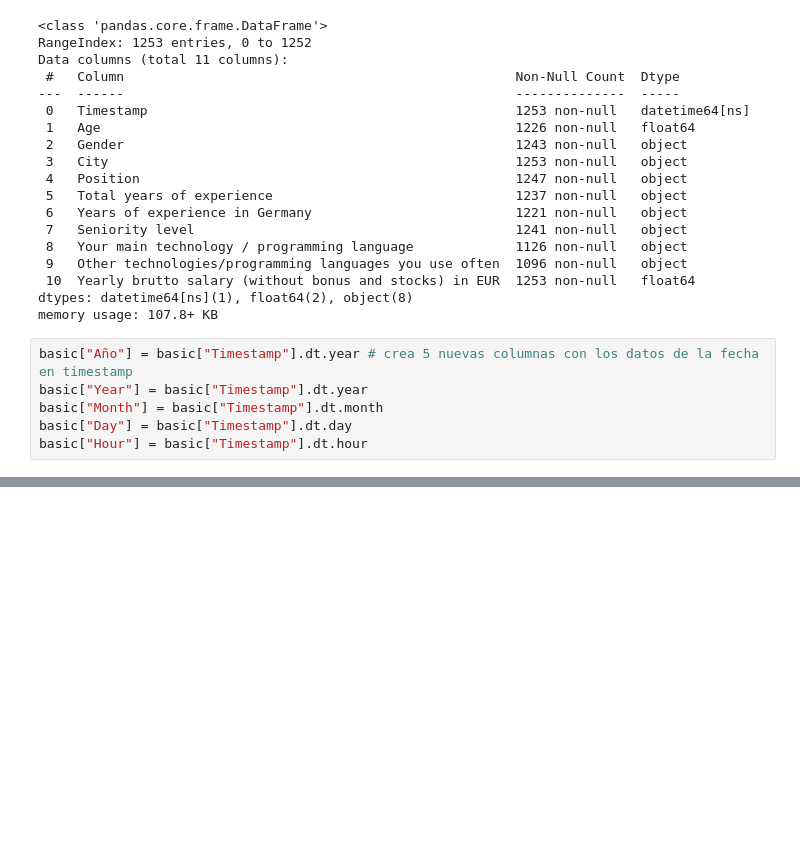
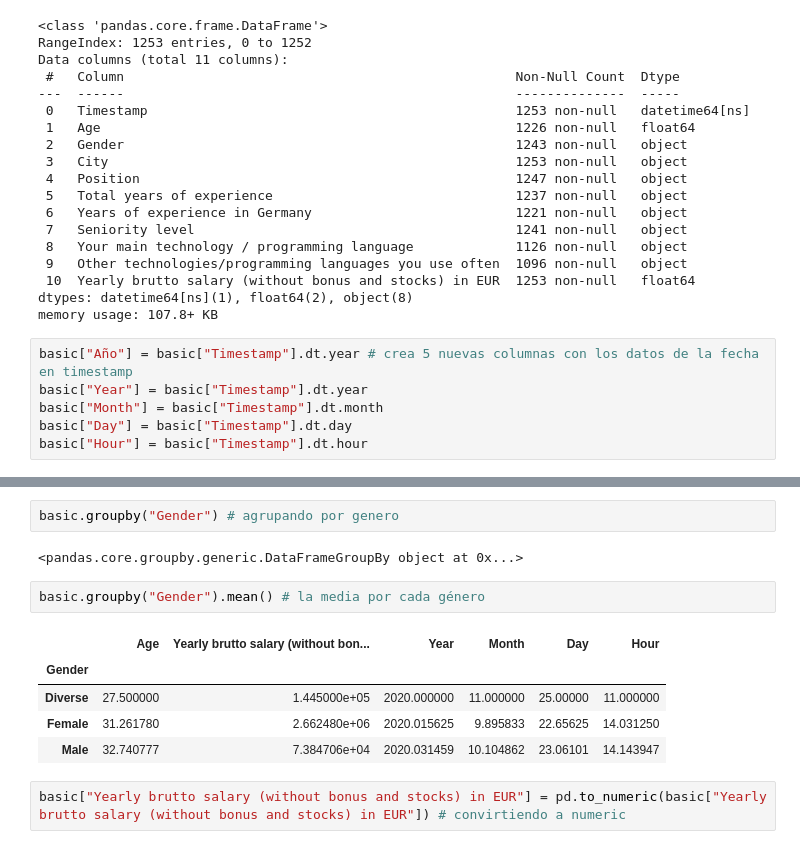
Before and after one commit to ChristianOLopez/PythonEDA, a Jupyter notebook: SalarySurveyProject.ipynb, the cells around one changed output, grey strips where cells are left out. Saved outputs shown, nothing was run; the diff lists cells and outputs as text; blank space fills up the shorter version.

```diff
--- a/SalarySurveyProject.ipynb
+++ b/SalarySurveyProject.ipynb
@@ -195,3 +195,17 @@ basic.head()
 | 2 | 2020-11-24 11:14:21 | 29.0 | Male | Berlin | Software Engineer | 12 | 6 | ... |
 | 3 | 2020-11-24 11:15:24 | 28.0 | Male | Berlin | Frontend Developer | 4 | 1 | ... |
 | 4 | 2020-11-24 11:15:46 | 37.0 | Male | Berlin | Backend Developer | 17 | 6 | ... |
+# %%
+basic.groupby("Gender") # agrupando por genero
+# %% [output]
+<pandas.core.groupby.generic.DataFrameGroupBy object at 0x...>
+# %%
+basic.groupby("Gender").mean() # la media por cada género
+# %% [output]
+|  | Age | Yearly brutto salary (without bon... | Year | Month | Day | Hour |
+| Gender |  |  |  |  |  |  |
+| Diverse | 27.500000 | 1.445000e+05 | 2020.000000 | 11.000000 | 25.00000 | 11.000000 |
+| Female | 31.261780 | 2.662480e+06 | 2020.015625 | 9.895833 | 22.65625 | 14.031250 |
+| Male | 32.740777 | 7.384706e+04 | 2020.031459 | 10.104862 | 23.06101 | 14.143947 |
+# %%
+basic["Yearly brutto salary (without bonus and stocks) in EUR"] = pd.to_numeric(basic["Yearly brutto salary (without bonus and stocks) in EUR"]) # convirtiendo a numeric
```
Also changed, not shown: parts of 3 cells of this notebook.
